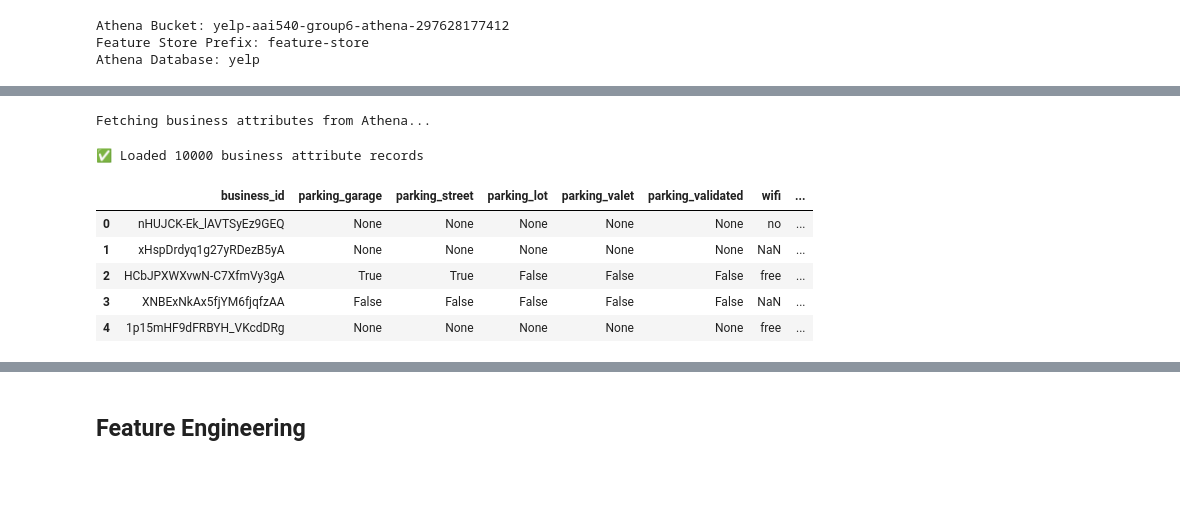
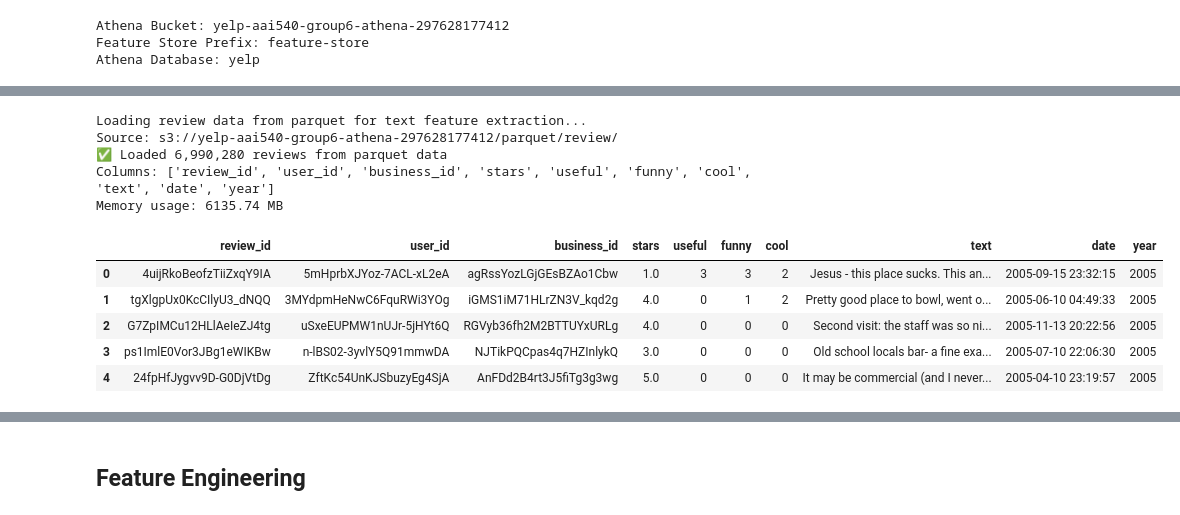
Before and after one commit to omarsagoo/VenueSignal, a Jupyter notebook: FeatureStore.ipynb, the cells around one changed output, grey strips where cells are left out. Saved outputs shown, nothing was run; the diff lists cells and outputs as text; code cells hidden in the pictures; blank space fills up the shorter version.

```diff
--- a/FeatureStore.ipynb
+++ b/FeatureStore.ipynb
@@ -117,42 +105,24 @@ Fetching business data from Athena...
 # %%
-# Query business attributes with parking features
-attributes_query = f"""
-SELECT
-    ba.business_id,
-    ba.parking_garage,
-    ba.parking_street,
-    ba.parking_lot,
-    ba.parking_valet,
-    ba.parking_validated,
-    ba.wifi,
-    ba.alcohol,
-    ba.noiselevel,
-    ba.restaurantspricerange2,
-    ba.outdoorseating,
-    ba.restaurantsdelivery,
-    ba.restaurantstakeout,
-    ba.goodforkids,
-    ba.restaurantsgoodforgroups,
-    ba.ambience_casual,
-    ba.ambience_trendy,
-    ba.ambience_upscale,
-    ba.open_days_count,
-    ba.open_on_weekend
-FROM {ATHENA_DB}.business_attributes ba
-LIMIT 10000
-"""
+# Load review data from parquet for text analysis
+review_parquet_path = f"s3://{ATHENA_BUCKET}/parquet/review/"
 
-print("Fetching business attributes from Athena...")
-attributes_df = pd.read_sql(attributes_query, conn)
-print(f"Loaded {len(attributes_df)} business attribute records")
-attributes_df.head()
+print("Loading review data from parquet for text feature extraction...")
+print(f"Source: {review_parquet_path}")
+review_df = pd.read_parquet(review_parquet_path)
+print(f"✅ Loaded {len(review_df):,} reviews from parquet data")
+print(f"Columns: {list(review_df.columns)}")
+print(f"Memory usage: {review_df.memory_usage(deep=True).sum() / 1024**2:.2f} MB")
+review_df.head()
 # %% [output]
-Fetching business attributes from Athena...
+Loading review data from parquet for text feature extraction...
+Source: s3://yelp-aai540-group6-athena-297628177412/parquet/review/
+✅ Loaded 6,990,280 reviews from parquet data
+Columns: ['review_id', 'user_id', 'business_id', 'stars', 'useful', 'funny', 'cool', 'text', 'date', 'year']
+Memory usage: 6135.74 MB
-✅ Loaded 10000 business attribute records
-|  | business_id | parking_garage | parking_street | parking_lot | parking_valet | parking_validated | wifi | ... |
-| 0 | nHUJCK-Ek_lAVTSyEz9GEQ | None | None | None | None | None | no | ... |
-| 1 | xHspDrdyq1g27yRDezB5yA | None | None | None | None | None | NaN | ... |
-| 2 | HCbJPXWXvwN-C7XfmVy3gA | True | True | False | False | False | free | ... |
-| 3 | XNBExNkAx5fjYM6fjqfzAA | False | False | False | False | False | NaN | ... |
-| 4 | 1p15mHF9dFRBYH_VKcdDRg | None | None | None | None | None | free | ... |
+|  | review_id | user_id | business_id | stars | useful | funny | cool | text | date | year |
+| 0 | 4uijRkoBeofzTiiZxqY9IA | 5mHprbXJYoz-7ACL-xL2eA | agRssYozLGjGEsBZAo1Cbw | 1.0 | 3 | 3 | 2 | Jesus - this place sucks. This an... | 2005-09-15 23:32:15 | 2005 |
+| 1 | tgXlgpUx0KcCIlyU3_dNQQ | 3MYdpmHeNwC6FquRWi3YOg | iGMS1iM71HLrZN3V_kqd2g | 4.0 | 0 | 1 | 2 | Pretty good place to bowl, went o... | 2005-06-10 04:49:33 | 2005 |
+| 2 | G7ZpIMCu12HLlAeIeZJ4tg | uSxeEUPMW1nUJr-5jHYt6Q | RGVyb36fh2M2BTTUYxURLg | 4.0 | 0 | 0 | 0 | Second visit: the staff was so ni... | 2005-11-13 20:22:56 | 2005 |
+| 3 | ps1ImlE0Vor3JBg1eWIKBw | n-lBS02-3yvlY5Q91mmwDA | NJTikPQCpas4q7HZInlykQ | 3.0 | 0 | 0 | 0 | Old school locals bar- a fine exa... | 2005-07-10 22:06:30 | 2005 |
+| 4 | 24fpHfJygvv9D-G0DjVtDg | ZftKc54UnKJSbuzyEg4SjA | AnFDd2B4rt3J5fiTg3g3wg | 5.0 | 0 | 0 | 0 | It may be commercial (and I never... | 2005-04-10 23:19:57 | 2005 |
 # %%
```
Also changed, not shown: parts of 24 cells of this notebook, 1 other file.
